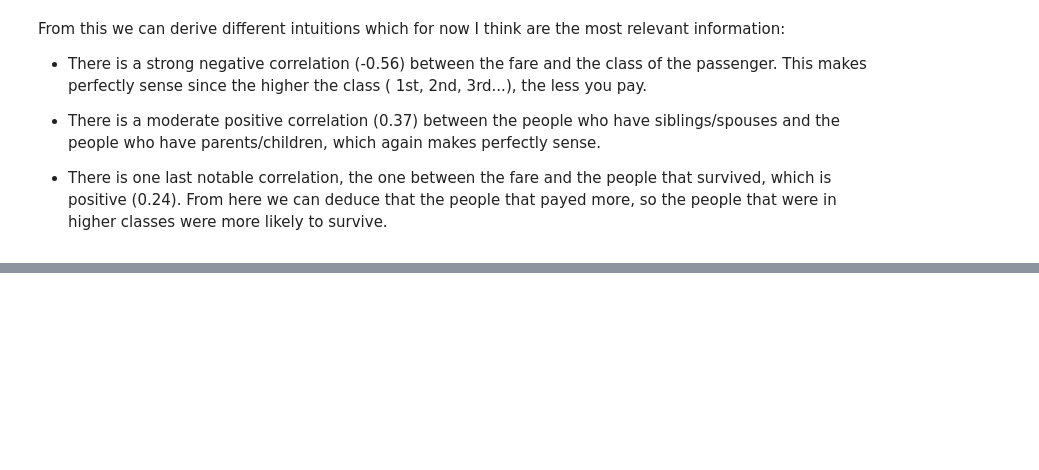
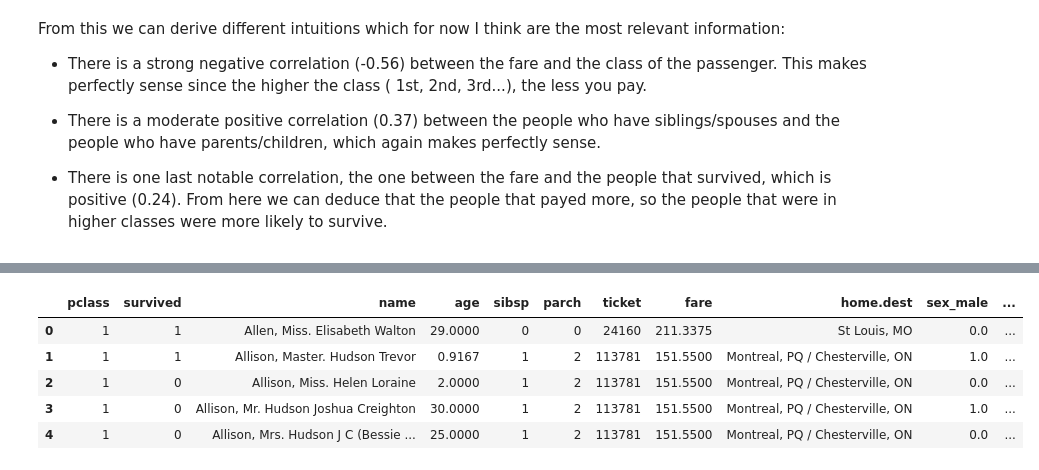
Before and after one commit to gregfu05/ML-fundamentals-2025, a Jupyter notebook: assignment_1_Gregorio_Santi_Furnari.ipynb, the cells around one changed output, grey strips where cells are left out. Cells and saved outputs as stored; diff of their text form; code cells hidden in the pictures; blank space fills up the shorter version.

```diff
--- a/assignment_1_Gregorio_Santi_Furnari.ipynb
+++ b/assignment_1_Gregorio_Santi_Furnari.ipynb
@@ -142,0 +279,26 @@ From this we can derive different intuitions which for now I think are the most
+# %%
+# Define categorical variables
+categorical_cols = ["sex", "embarked", "cabin"]
+
+
+encoder = OneHotEncoder(drop='first', sparse_output=False)  # drop='first' avoids redundancy
+
+# Apply OneHotEncoder and transform into DataFrame
+encoded_array = encoder.fit_transform(df[categorical_cols])
+encoded_df = pd.DataFrame(encoded_array, columns=encoder.get_feature_names_out(categorical_cols))
+
+# Concatenate the new encoded columns with the original dataset
+df = pd.concat([df, encoded_df], axis=1)
+
+# Drop the original categorical columns (we now have their numerical representations)
+df.drop(columns=categorical_cols, inplace=True)
+
+# Display the first few rows to verify the transformation
+df.head()
+# %% [output]
+|  | pclass | survived | name | age | sibsp | parch | ticket | fare | home.dest | sex_male | ... |
+| 0 | 1 | 1 | Allen, Miss. Elisabeth Walton | 29.0000 | 0 | 0 | 24160 | 211.3375 | St Louis, MO | 0.0 | ... |
+| 1 | 1 | 1 | Allison, Master. Hudson Trevor | 0.9167 | 1 | 2 | 113781 | 151.5500 | Montreal, PQ / Chesterville, ON | 1.0 | ... |
+| 2 | 1 | 0 | Allison, Miss. Helen Loraine | 2.0000 | 1 | 2 | 113781 | 151.5500 | Montreal, PQ / Chesterville, ON | 0.0 | ... |
+| 3 | 1 | 0 | Allison, Mr. Hudson Joshua Creighton | 30.0000 | 1 | 2 | 113781 | 151.5500 | Montreal, PQ / Chesterville, ON | 1.0 | ... |
+| 4 | 1 | 0 | Allison, Mrs. Hudson J C (Bessie ... | 25.0000 | 1 | 2 | 113781 | 151.5500 | Montreal, PQ / Chesterville, ON | 0.0 | ... |
```
Also changed, not shown: parts of 20 cells of this notebook, 1 other file.
